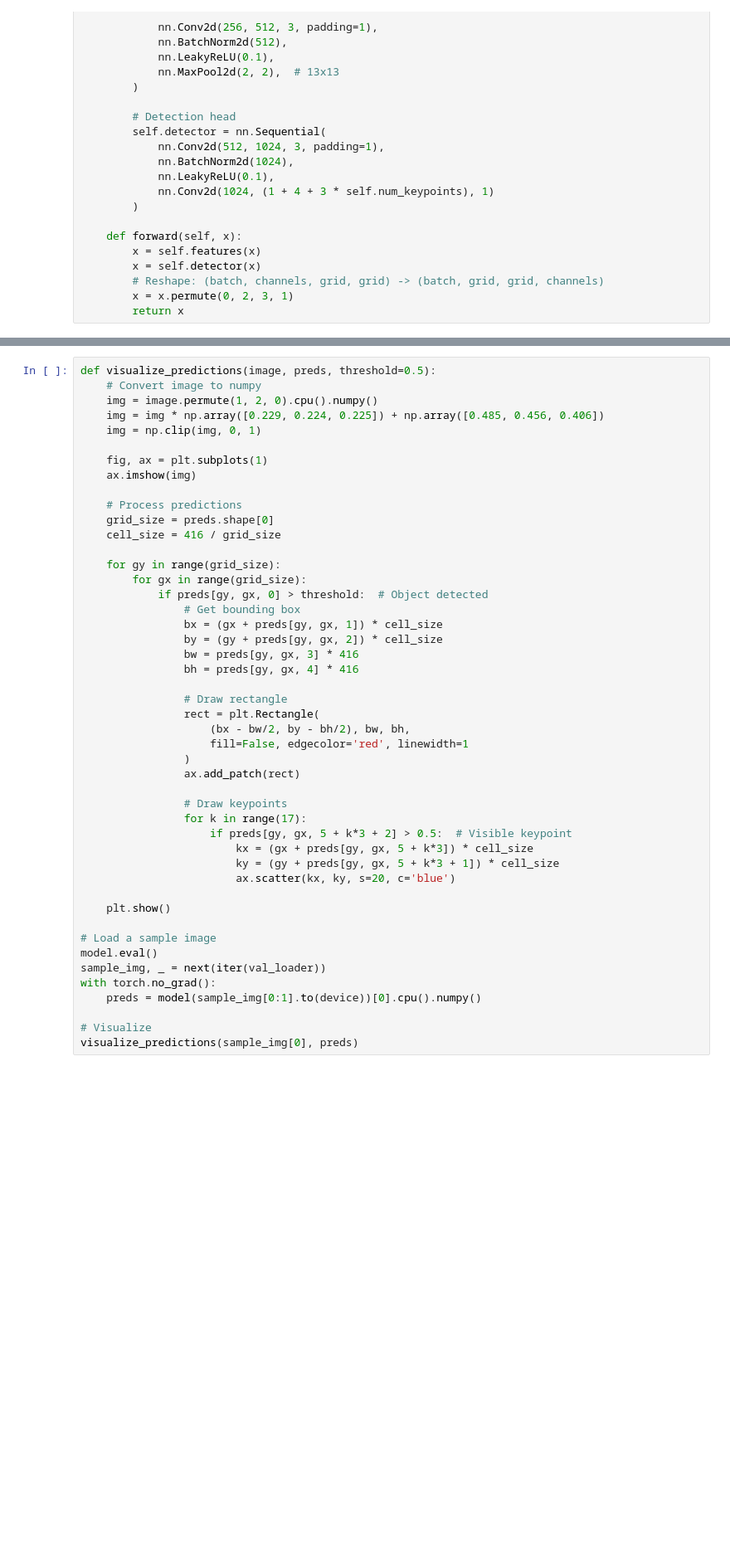
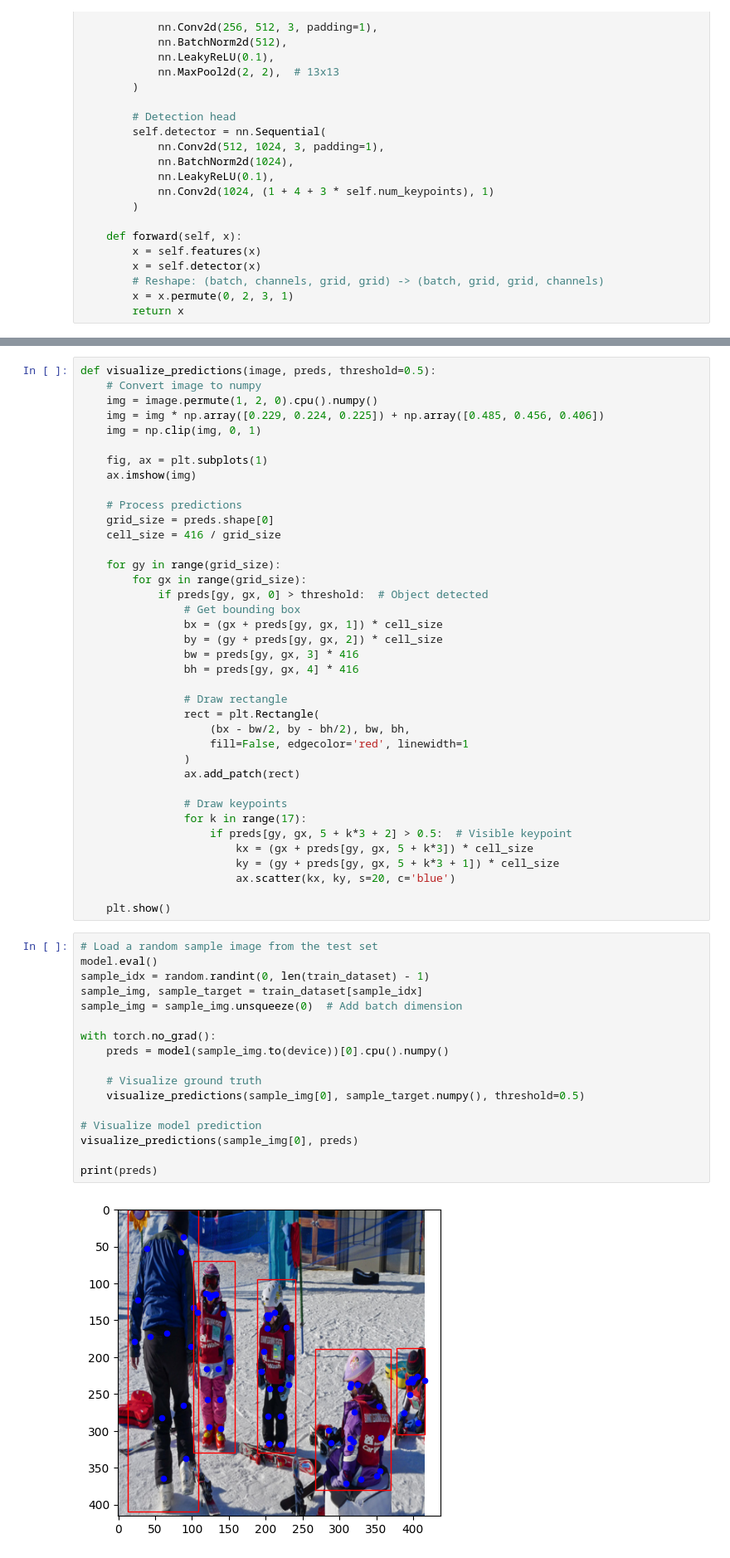
Before and after one commit to MaciejDengusiak/NN-Project, a Jupyter notebook: notebooks/keypoints/keypoints_yolov2.ipynb, the cells around one changed output, grey strips where cells are left out. Shown at 83% size. Cells and saved outputs as stored; diff of their text form; blank space fills up the shorter version.

```diff
--- a/notebooks/keypoints/keypoints_yolov2.ipynb
+++ b/notebooks/keypoints/keypoints_yolov2.ipynb
@@ -340,12 +434,22 @@ def visualize_predictions(image, preds, threshold=0.5):
                         ax.scatter(kx, ky, s=20, c='blue')
 
     plt.show()
-
-# Load a sample image
-model.eval()
-sample_img, _ = next(iter(val_loader))
-with torch.no_grad():
-    preds = model(sample_img[0:1].to(device))[0].cpu().numpy()
-
-# Visualize
-visualize_predictions(sample_img[0], preds)
+# %%
+# Load a random sample image from the test set
+model.eval()
+sample_idx = random.randint(0, len(train_dataset) - 1)
+sample_img, sample_target = train_dataset[sample_idx]
+sample_img = sample_img.unsqueeze(0)  # Add batch dimension
+
+with torch.no_grad():
+    preds = model(sample_img.to(device))[0].cpu().numpy()
+
+    # Visualize ground truth
+    visualize_predictions(sample_img[0], sample_target.numpy(), threshold=0.5)
+
+# Visualize model prediction
+visualize_predictions(sample_img[0], preds)
+
+print(preds)
+# %% [output]
+[figure, added]
```
Also changed, not shown: parts of 8 cells of this notebook, 4 other files.
